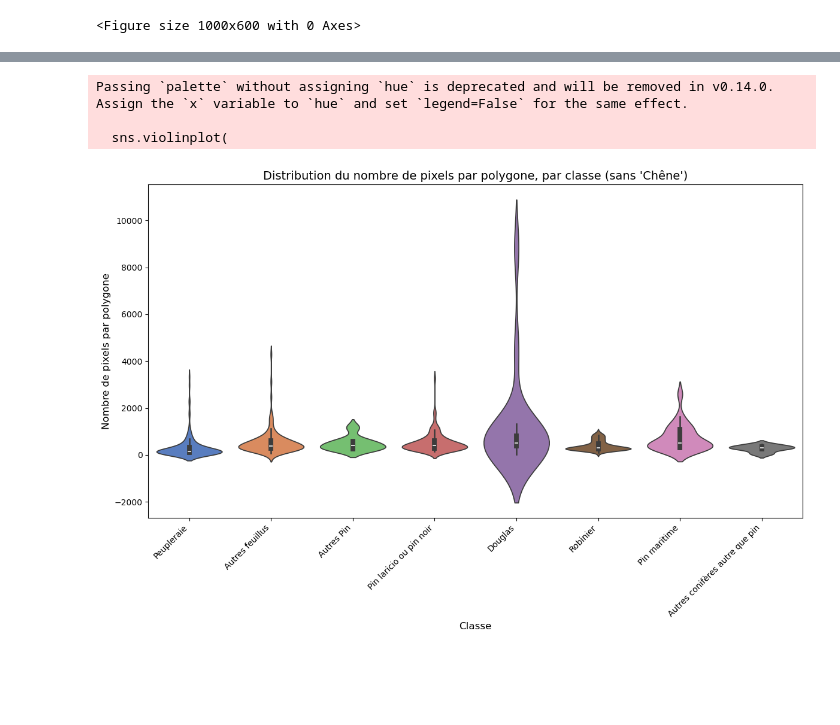
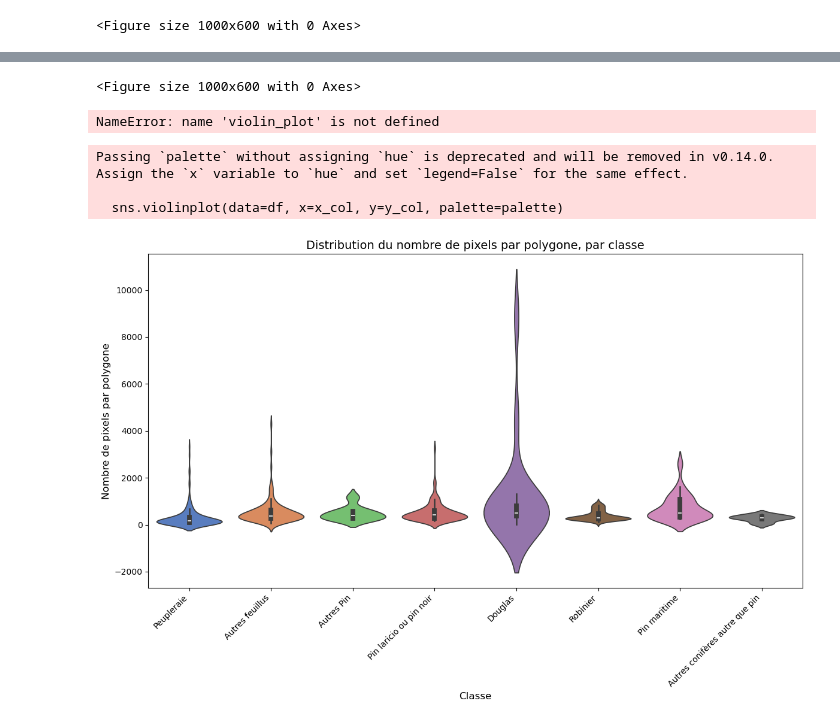
Before and after one commit to GabrielINRAe/Depot_Git, a Jupyter notebook: scripts/sample_analysis_nb_sample.ipynb, the cells around one changed output, grey strips where cells are left out. Saved outputs shown, nothing was run; the diff lists cells and outputs as text; code cells hidden in the pictures; blank space fills up the shorter version.

```diff
--- a/scripts/sample_analysis_nb_sample.ipynb
+++ b/scripts/sample_analysis_nb_sample.ipynb
@@ -16,14 +15,13 @@ from my_function import (
 )
 # %%
- # definition des paramètres
-
+# definition des paramètres
 my_folder = '/home/onyxia/work/Projet_Teledec/results/data/sample'
 out_folder = '/home/onyxia/work/Projet_Teledec/results/figure'
 in_vector = os.path.join(my_folder, 'Sample_BD_foret_T31TCJ.shp')
 diag_baton_poly_classe_path = os.path.join(out_folder,'diag_baton_nb_poly_by_class.png')
 diag_baton_pixel_classe_path = os.path.join(out_folder,'diag_baton_nb_pix_by_class.png')
-violin_plot_pix_by_poly_by_class_path = os.path.join(out_folder,'violin_plot_nb_pix_by_poly_by_class.png')
-violin_plot_pix_by_poly_by_class_path_filtred = os.path.join(out_folder,'violin_plot_nb_pix_by_poly_by_class_filtred.png')
+violin_plot_path = os.path.join(out_folder,'violin_plot_nb_pix_by_poly_by_class.png')
+violin_plot_filt_path= os.path.join(out_folder,'violin_plot_nb_pix_by_poly_by_class_filtred.png')
 raster_path = "/home/onyxia/work/Projet_Teledec/results/data/img_pretraitees/masque_foret.tif"
 # %%
 # Chargement des données de BD_Forêt
@@ -137,27 +109,42 @@ Passing `palette` without assigning `hue` is deprecated and will be removed in v
+# %%
+# Visualisation Grapique sous forme d'un diagramme en bâton de la distribution des pixels sur les différentes classes
+plot_bar (
+    nb_pixel_by_class,
+    title = "Nombre de pixels par classe",
+    xlabel = "Classe",
+    ylabel = "Nombre de pixels",
+    output_path = diag_baton_pixel_classe_path)
+# %% [output]
+<Figure size 1000x600 with 0 Axes>
+# %%
+# Création de "violin plot" pour visualiser la distribution du nombre de pixels par polygone, par classe
+violin_plot(
+    df=df,
+    x_col="Classe",
+    y_col="Pixels",
+    output_file=violin_plot_path,
+    title="Distribution du nombre de pixels par polygone, par classe",
+    xlabel="Classe",
+    ylabel="Nombre de pixels par polygone",
+    palette="muted"
+)
+# %% [output]
+NameError: name 'violin_plot' is not defined
 # %%
-# Créer le "violin plot" de la distribution du nombre de pixels par polygone, par classe sans chene
+# Création de "violin plot" pour visualiser la distribution du nombre de pixels par polygone, par classe sans tenir compte de la classe dominante chêne
 df_filtered = df[df["Classe"] != "Chêne"]
-
-plt.figure(figsize=(12, 8))
-sns.violinplot(
-    data=df_filtered,
-    x="Classe",
-    y="Pixels",
-    palette="muted"
+violin_plot(
+    df = df_filtered,
+    x_col = "Classe",
+    y_col ="Pixels",
+    output_file =violin_plot_filt_path,
+    title ="Distribution du nombre de pixels par polygone, par classe",
+    xlabel = "Classe",
+    ylabel = "Nombre de pixels par polygone",
+    palette = "muted"
 )
-
-
-plt.xlabel("Classe", fontsize=12)
-plt.ylabel("Nombre de pixels par polygone", fontsize=12)
-plt.title("Distribution du nombre de pixels par polygone, par classe (sans 'Chêne')", fontsize=14)
-plt.xticks(rotation=45, ha="right")
-
-
-plt.tight_layout()
-plt.savefig(violin_plot_pix_by_poly_by_class_path_filtred)
-plt.show()
 # %% [output]
 Passing `palette` without assigning `hue` is deprecated and will be removed in v0.14.0. Assign the `x` variable to `hue` and set `legend=False` for the same effect.
 
-  sns.violinplot(
+  sns.violinplot(data=df, x=x_col, y=y_col, palette=palette)
-[figure, old version]
+[figure, new version]
```
Also changed, not shown: parts of 6 cells of this notebook, 11 other files.
